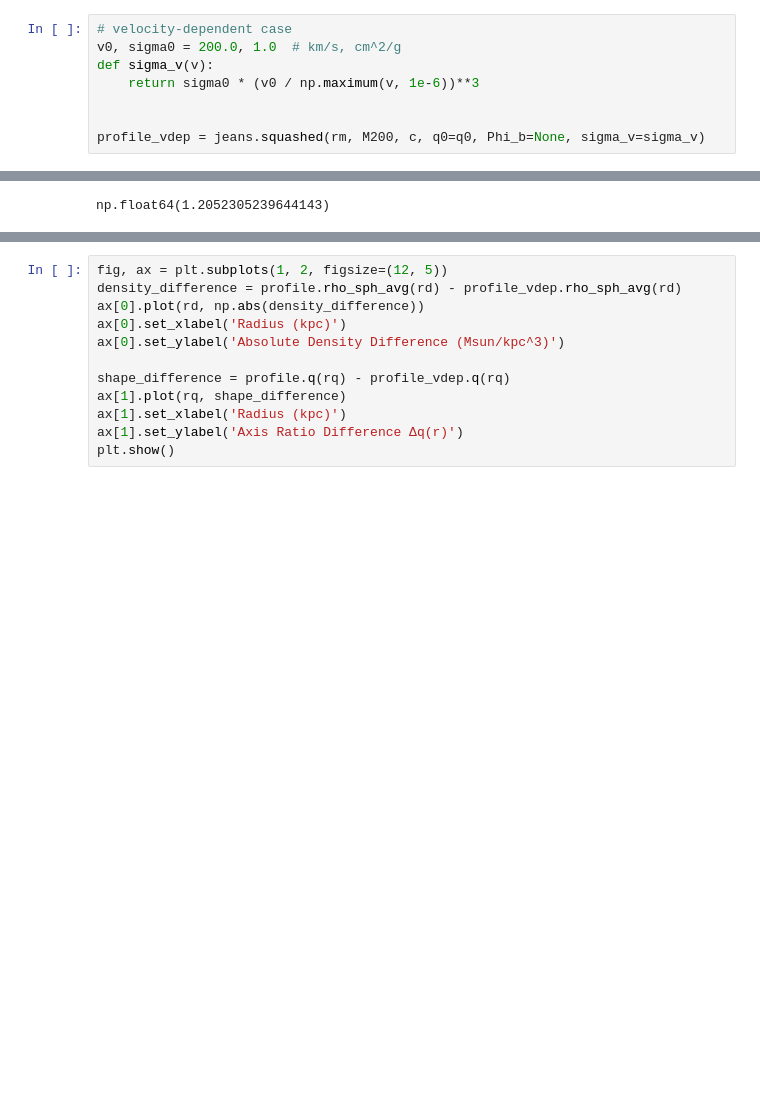
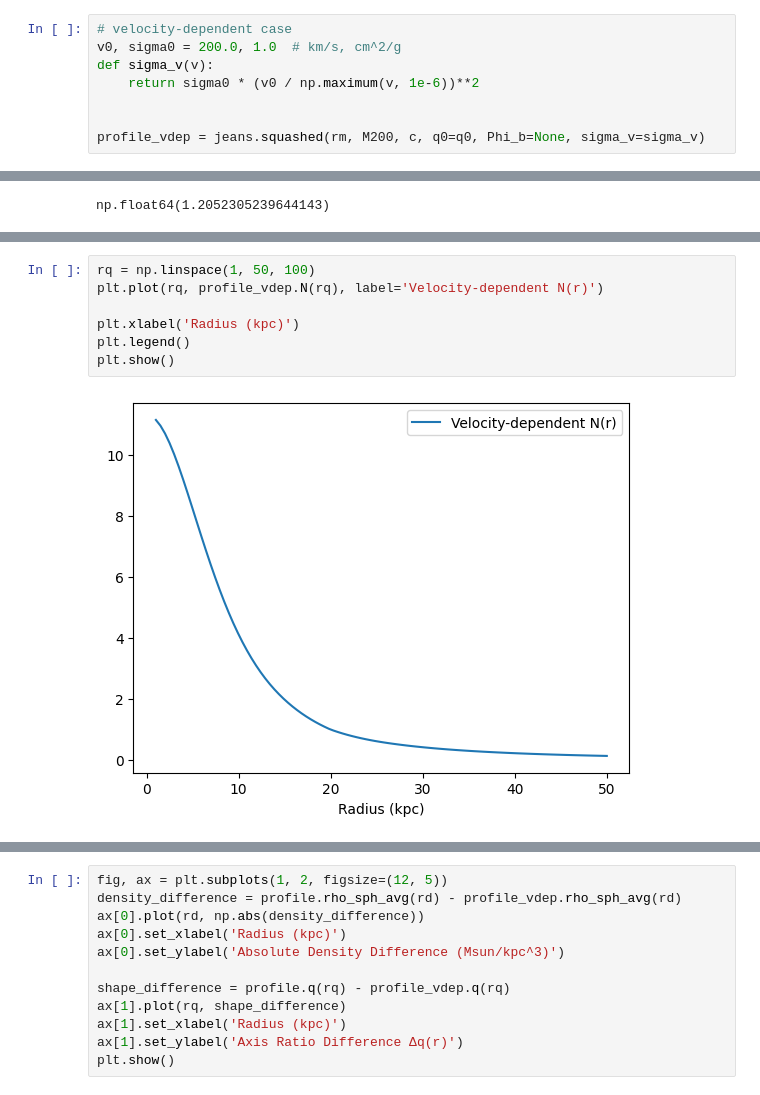
Before and after one commit to AdamSmithOrlik/nonspherical-sidm-jeans-model, a Jupyter notebook: examples/dev.ipynb, the cells around one changed output, grey strips where cells are left out. Cells and saved outputs as stored; diff of their text form; blank space fills up the shorter version.

```diff
--- a/examples/dev.ipynb
+++ b/examples/dev.ipynb
@@ -37,7 +37,7 @@ Profile generated successfully
 # velocity-dependent case
 v0, sigma0 = 200.0, 1.0  # km/s, cm^2/g
 def sigma_v(v):
-    return sigma0 * (v0 / np.maximum(v, 1e-6))**3
+    return sigma0 * (v0 / np.maximum(v, 1e-6))**2
 
 
 profile_vdep = jeans.squashed(rm, M200, c, q0=q0, Phi_b=None, sigma_v=sigma_v)
@@ -79,0 +80,9 @@ ax[1].legend()
+# %%
+rq = np.linspace(1, 50, 100)
+plt.plot(rq, profile_vdep.N(rq), label='Velocity-dependent N(r)')
+
+plt.xlabel('Radius (kpc)')
+plt.legend()
+plt.show()
+# %% [output]
+[figure, added]
```
Also changed, not shown: parts of 7 cells of this notebook.
